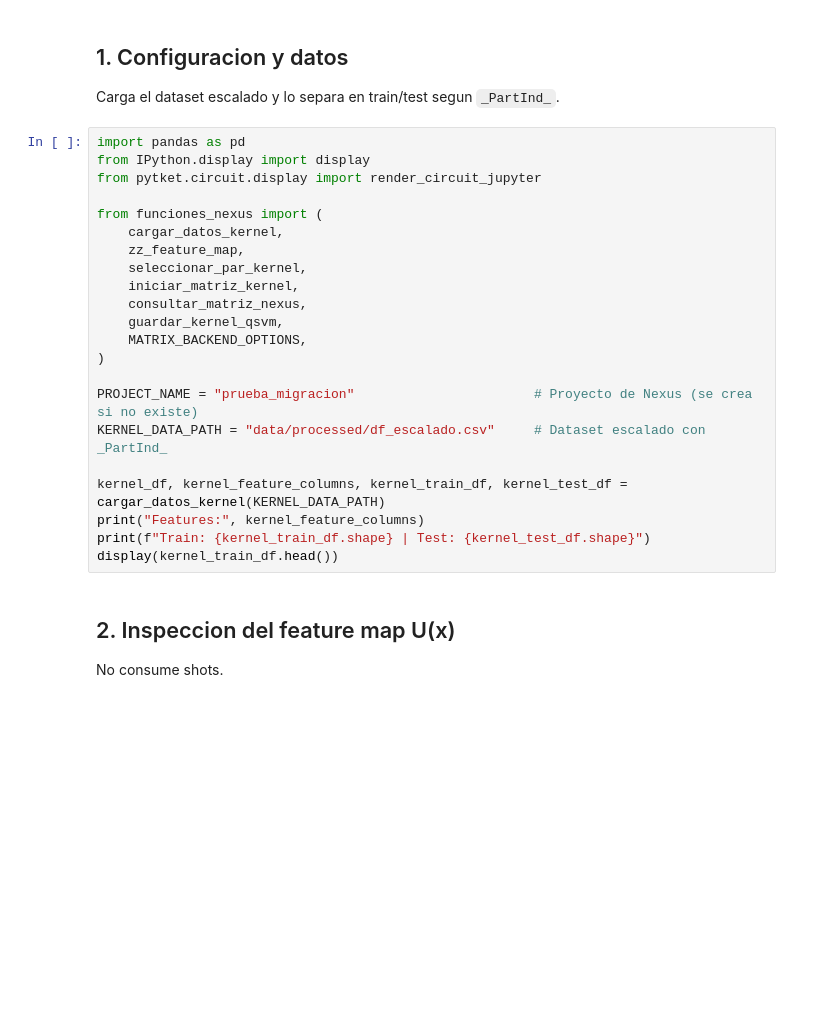
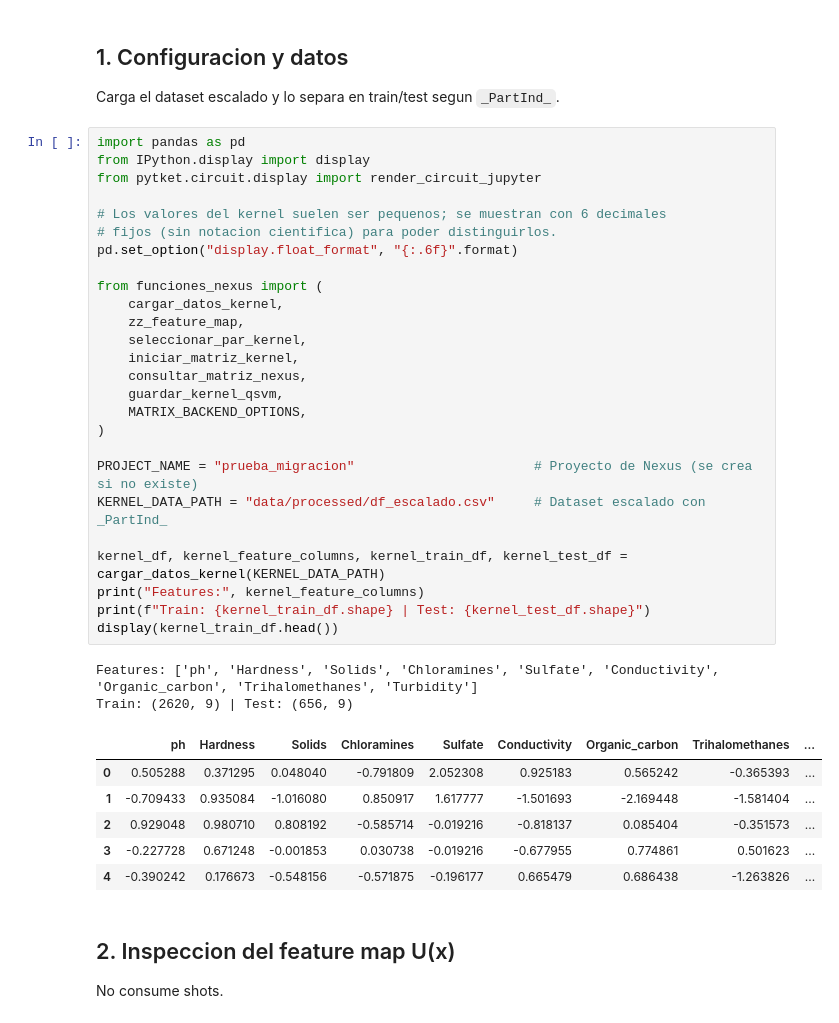
Before and after one commit to felipechoy1/QuantumTenango_Quantaton2026_Track2, a Jupyter notebook: guppy_kernel_qsvm.ipynb, the cells around one changed output. Cells and saved outputs as stored; diff of their text form; blank space fills up the shorter version.

```diff
--- a/guppy_kernel_qsvm.ipynb
+++ b/guppy_kernel_qsvm.ipynb
@@ -17,25 +17,38 @@ Carga el dataset escalado y lo separa en train/test segun `_PartInd_`.
 # %%
 import pandas as pd
 from IPython.display import display
 from pytket.circuit.display import render_circuit_jupyter
+
+# Los valores del kernel suelen ser pequenos; se muestran con 6 decimales
+# fijos (sin notacion cientifica) para poder distinguirlos.
+pd.set_option("display.float_format", "{:.6f}".format)
 
 from funciones_nexus import (
     cargar_datos_kernel,
     zz_feature_map,
     seleccionar_par_kernel,
     iniciar_matriz_kernel,
     consultar_matriz_nexus,
     guardar_kernel_qsvm,
     MATRIX_BACKEND_OPTIONS,
 )
 
 PROJECT_NAME = "prueba_migracion"                       # Proyecto de Nexus (se crea si no existe)
 KERNEL_DATA_PATH = "data/processed/df_escalado.csv"     # Dataset escalado con _PartInd_
 
 kernel_df, kernel_feature_columns, kernel_train_df, kernel_test_df = cargar_datos_kernel(KERNEL_DATA_PATH)
 print("Features:", kernel_feature_columns)
 print(f"Train: {kernel_train_df.shape} | Test: {kernel_test_df.shape}")
 display(kernel_train_df.head())
+# %% [output]
+Features: ['ph', 'Hardness', 'Solids', 'Chloramines', 'Sulfate', 'Conductivity', 'Organic_carbon', 'Trihalomethanes', 'Turbidity']
+Train: (2620, 9) | Test: (656, 9)
+|  | ph | Hardness | Solids | Chloramines | Sulfate | Conductivity | Organic_carbon | Trihalomethanes | ... |
+| 0 | 0.505288 | 0.371295 | 0.048040 | -0.791809 | 2.052308 | 0.925183 | 0.565242 | -0.365393 | ... |
+| 1 | -0.709433 | 0.935084 | -1.016080 | 0.850917 | 1.617777 | -1.501693 | -2.169448 | -1.581404 | ... |
+| 2 | 0.929048 | 0.980710 | 0.808192 | -0.585714 | -0.019216 | -0.818137 | 0.085404 | -0.351573 | ... |
+| 3 | -0.227728 | 0.671248 | -0.001853 | 0.030738 | -0.019216 | -0.677955 | 0.774861 | 0.501623 | ... |
+| 4 | -0.390242 | 0.176673 | -0.548156 | -0.571875 | -0.196177 | 0.665479 | 0.686438 | -1.263826 | ... |
 # %% [markdown]
 ## 2. Inspeccion del feature map U(x)
 
```
Also changed, not shown: parts of 8 cells of this notebook, 1 other file.
